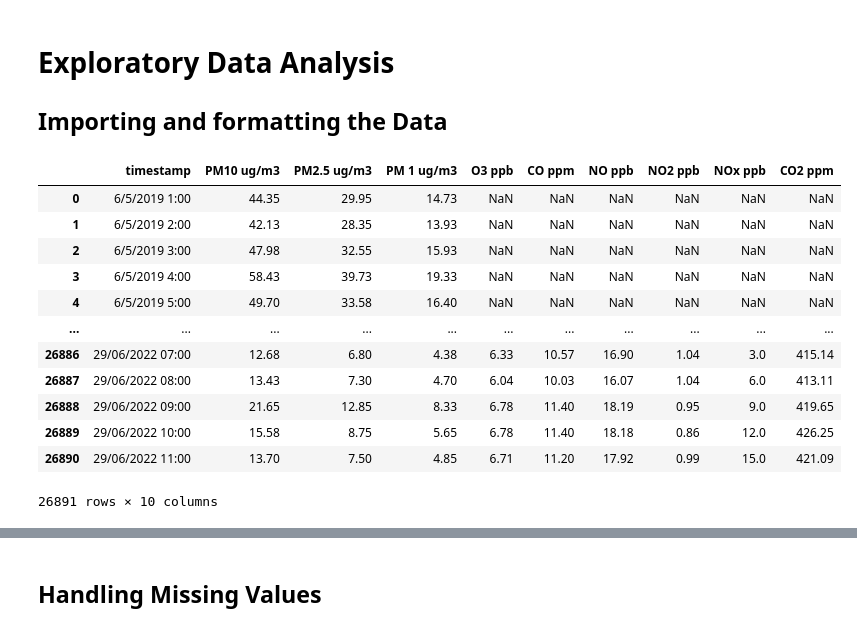
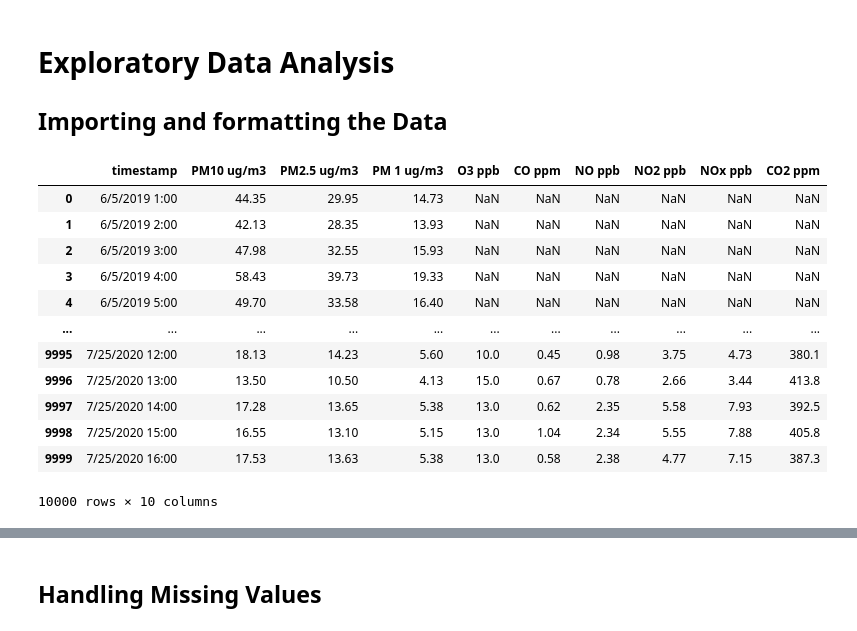
Before and after one commit to sid56rajawat/AQI-Monitoring-and-Prediction, a Jupyter notebook: EDA.ipynb, the cells around one changed output, grey strips where cells are left out. Saved outputs shown, nothing was run; the diff lists cells and outputs as text; code cells hidden in the pictures.

```diff
--- a/EDA.ipynb
+++ b/EDA.ipynb
@@ -5,27 +5,27 @@
 # %%
 # Importing the secessary libraries
 import pandas as pd
 import matplotlib.pyplot as plt
 import seaborn as sns
 
 # Loading the csv file into pandas dataframe
-df = pd.read_csv("./AQI_data.csv")
-df_size = len(df)
+hours = 10000
+df = pd.read_csv("./AQI_data.csv",nrows=hours)
 df
 # %% [output]
 |  | timestamp | PM10 ug/m3 | PM2.5 ug/m3 | PM 1 ug/m3 | O3 ppb | CO ppm | NO ppb | NO2 ppb | NOx ppb | CO2 ppm |
 | 0 | 6/5/2019 1:00 | 44.35 | 29.95 | 14.73 | NaN | NaN | NaN | NaN | NaN | NaN |
 | 1 | 6/5/2019 2:00 | 42.13 | 28.35 | 13.93 | NaN | NaN | NaN | NaN | NaN | NaN |
 | 2 | 6/5/2019 3:00 | 47.98 | 32.55 | 15.93 | NaN | NaN | NaN | NaN | NaN | NaN |
 | 3 | 6/5/2019 4:00 | 58.43 | 39.73 | 19.33 | NaN | NaN | NaN | NaN | NaN | NaN |
 | 4 | 6/5/2019 5:00 | 49.70 | 33.58 | 16.40 | NaN | NaN | NaN | NaN | NaN | NaN |
 | ... | ... | ... | ... | ... | ... | ... | ... | ... | ... | ... |
-| 26886 | 29/06/2022 07:00 | 12.68 | 6.80 | 4.38 | 6.33 | 10.57 | 16.90 | 1.04 | 3.0 | 415.14 |
-| 26887 | 29/06/2022 08:00 | 13.43 | 7.30 | 4.70 | 6.04 | 10.03 | 16.07 | 1.04 | 6.0 | 413.11 |
-| 26888 | 29/06/2022 09:00 | 21.65 | 12.85 | 8.33 | 6.78 | 11.40 | 18.19 | 0.95 | 9.0 | 419.65 |
-| 26889 | 29/06/2022 10:00 | 15.58 | 8.75 | 5.65 | 6.78 | 11.40 | 18.18 | 0.86 | 12.0 | 426.25 |
-| 26890 | 29/06/2022 11:00 | 13.70 | 7.50 | 4.85 | 6.71 | 11.20 | 17.92 | 0.99 | 15.0 | 421.09 |
+| 9995 | 7/25/2020 12:00 | 18.13 | 14.23 | 5.60 | 10.0 | 0.45 | 0.98 | 3.75 | 4.73 | 380.1 |
+| 9996 | 7/25/2020 13:00 | 13.50 | 10.50 | 4.13 | 15.0 | 0.67 | 0.78 | 2.66 | 3.44 | 413.8 |
+| 9997 | 7/25/2020 14:00 | 17.28 | 13.65 | 5.38 | 13.0 | 0.62 | 2.35 | 5.58 | 7.93 | 392.5 |
+| 9998 | 7/25/2020 15:00 | 16.55 | 13.10 | 5.15 | 13.0 | 1.04 | 2.34 | 5.55 | 7.88 | 405.8 |
+| 9999 | 7/25/2020 16:00 | 17.53 | 13.63 | 5.38 | 13.0 | 0.58 | 2.38 | 4.77 | 7.15 | 387.3 |
-26891 rows × 10 columns
+10000 rows × 10 columns
 # %%
 # Converting timestamp column to a datetime data type
 df['timestamp'] = pd.to_datetime(df['timestamp'])
```
Also changed, not shown: parts of 8 cells of this notebook.
